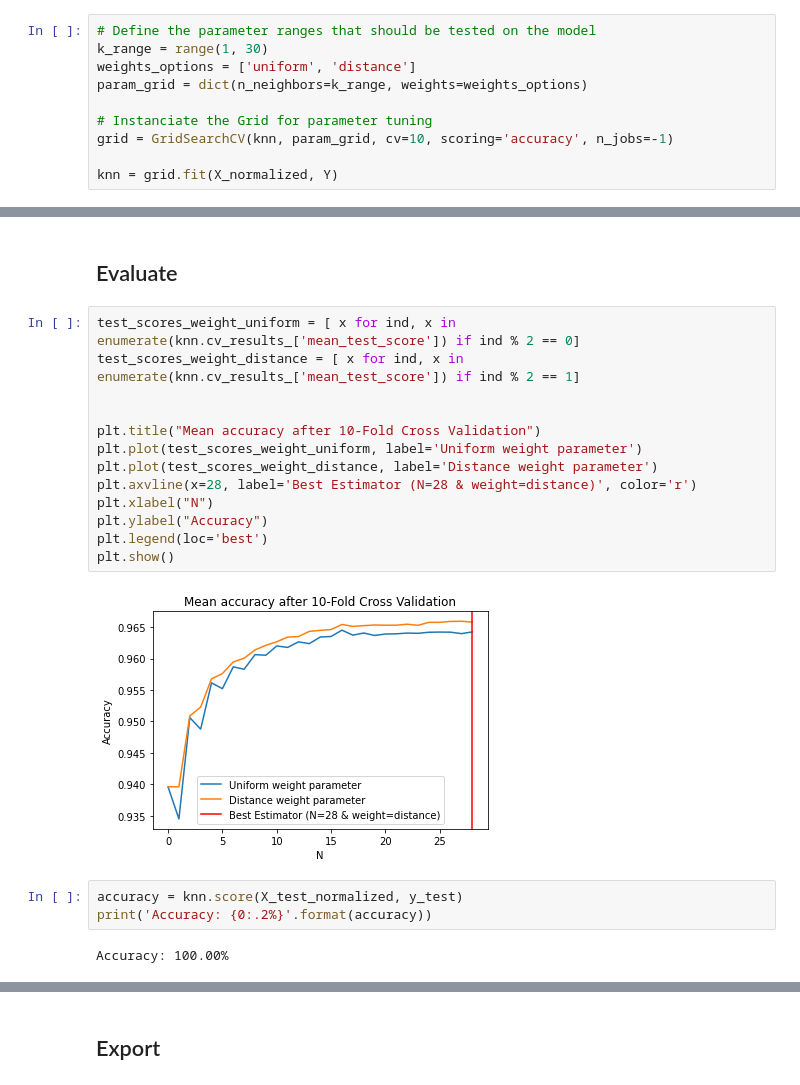
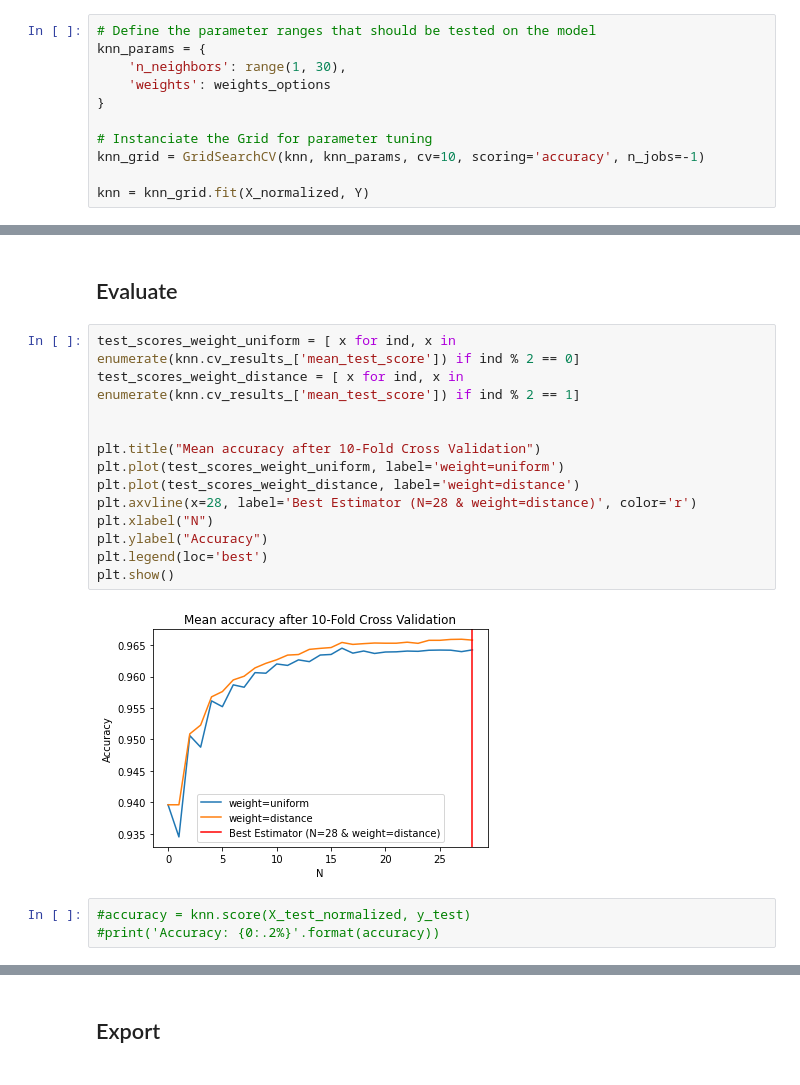
Before and after one commit to Sulasdeli/SecRiskAI, a Jupyter notebook: notebooks/train_evaluate_export_models.ipynb, the cells around one changed output, grey strips where cells are left out. Drawn from its saved outputs; the diff is of its cells as text.

```diff
--- a/notebooks/train_evaluate_export_models.ipynb
+++ b/notebooks/train_evaluate_export_models.ipynb
@@ -389,14 +419,15 @@ knn = KNeighborsClassifier()
 ## Parameter Tuning (with K-Fold Cross Validation)
 # %%
 # Define the parameter ranges that should be tested on the model
-k_range = range(1, 30)
-weights_options = ['uniform', 'distance']
-param_grid = dict(n_neighbors=k_range, weights=weights_options)
+knn_params = {
+    'n_neighbors': range(1, 30),
+    'weights': weights_options
+}
 
 # Instanciate the Grid for parameter tuning
-grid = GridSearchCV(knn, param_grid, cv=10, scoring='accuracy', n_jobs=-1)
+knn_grid = GridSearchCV(knn, knn_params, cv=10, scoring='accuracy', n_jobs=-1)
 
-knn = grid.fit(X_normalized, Y)
+knn = knn_grid.fit(X_normalized, Y)
 # %%
 pd.DataFrame(knn.cv_results_).head()
 # %% [output]
@@ -426,21 +459,19 @@ Training time KNN Classifier: 0.0075609683990478516s
 # %%
 test_scores_weight_uniform = [ x for ind, x in enumerate(knn.cv_results_['mean_test_score']) if ind % 2 == 0]
 test_scores_weight_distance = [ x for ind, x in enumerate(knn.cv_results_['mean_test_score']) if ind % 2 == 1]
 
 
 plt.title("Mean accuracy after 10-Fold Cross Validation")
-plt.plot(test_scores_weight_uniform, label='Uniform weight parameter')
-plt.plot(test_scores_weight_distance, label='Distance weight parameter')
+plt.plot(test_scores_weight_uniform, label='weight=uniform')
+plt.plot(test_scores_weight_distance, label='weight=distance')
 plt.axvline(x=28, label='Best Estimator (N=28 & weight=distance)', color='r')
 plt.xlabel("N")
 plt.ylabel("Accuracy")
 plt.legend(loc='best')
 plt.show()
 # %% [output]
-[figure, old version]
+[figure, new version]
 # %%
-accuracy = knn.score(X_test_normalized, y_test)
-print('Accuracy: {0:.2%}'.format(accuracy))
+#accuracy = knn.score(X_test_normalized, y_test)
+#print('Accuracy: {0:.2%}'.format(accuracy))
-# %% [output]
-Accuracy: 100.00%
 # %%
```
Also changed, not shown: parts of 24 cells of this notebook, 1 other file.
